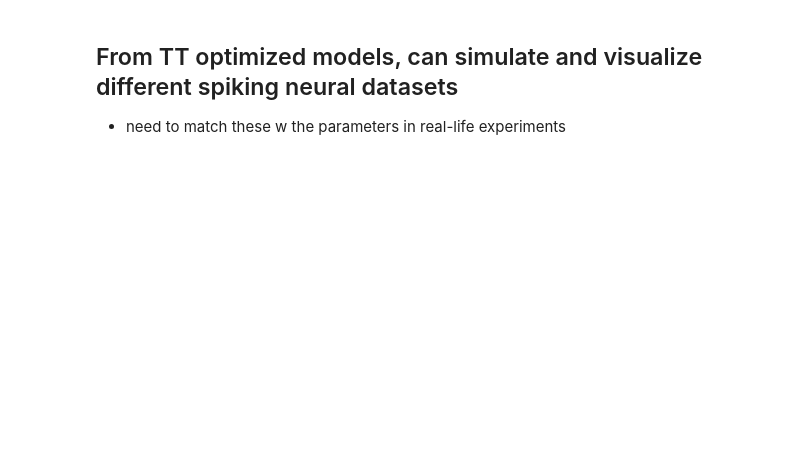
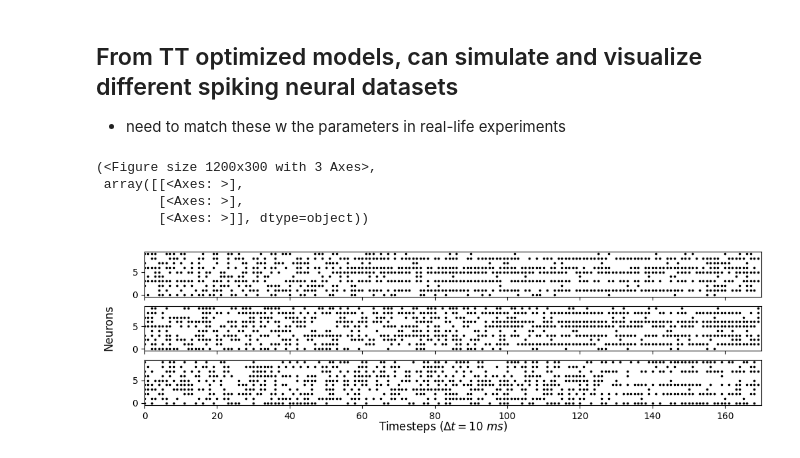
Before and after one commit to alejandradu/ComputationThruDynamicsBenchmark, a Jupyter notebook: examples/notebooks/PC_TT_simulate_data.ipynb, the cells around one changed output. Drawn from its saved outputs; the diff is of its cells as text; code cells hidden in the pictures; blank space fills up the shorter version.

```diff
--- a/examples/notebooks/PC_TT_simulate_data.ipynb
+++ b/examples/notebooks/PC_TT_simulate_data.ipynb
@@ -47,2 +10,0 @@ def simulate(tt_model_path="/scratch/gpfs/ad2002/content/trained_models/task-tra
-# %%
-data, inputs, activity, latents = simulate()
@@ -48,0 +141,29 @@ data, inputs, activity, latents = simulate()
+# %%
+# softplus, poisson, dispersion=1.0 for best fit (overdispersion=0) in Luo et al
+
+spike_data, inputs, activity, latents = simulate(
+             embed_dict={
+                 "fr_scaling": 1.0,  # mean to variance ratio for the embeddings
+                 "rect_func": "softplus"  # Nonlinearity for rectification (options: "exp", "sigmoid", "softplus")
+             },
+             noise_dict={
+                 "obs_noise": "poisson",  # Observation noise model (options: "poisson", "pseudoPoisson")
+                 "dispersion": 1.0  # =1 for Poisson
+             },
+             neuron_dict={
+                 "n_neurons_heldin": 300,
+                 "n_neurons_heldout": 50,
+             },)
+# %%
+raster_plot(spike_data, n_trials_to_plot=3, neurons_to_plot=10, figsize=(12,3))#, plot_inputs=True)
+
+# all neurons have the same sudden change for ONE trial
+# it varies across trials
+
+# ex below for 10 neurons from first 3 trials (as many trials as input trials in TT)
+# %% [output]
+(<Figure size 1200x300 with 3 Axes>,
+ array([[<Axes: >],
+        [<Axes: >],
+        [<Axes: >]], dtype=object))
+[figure, added]
```
Also changed, not shown: parts of 2 cells of this notebook.
